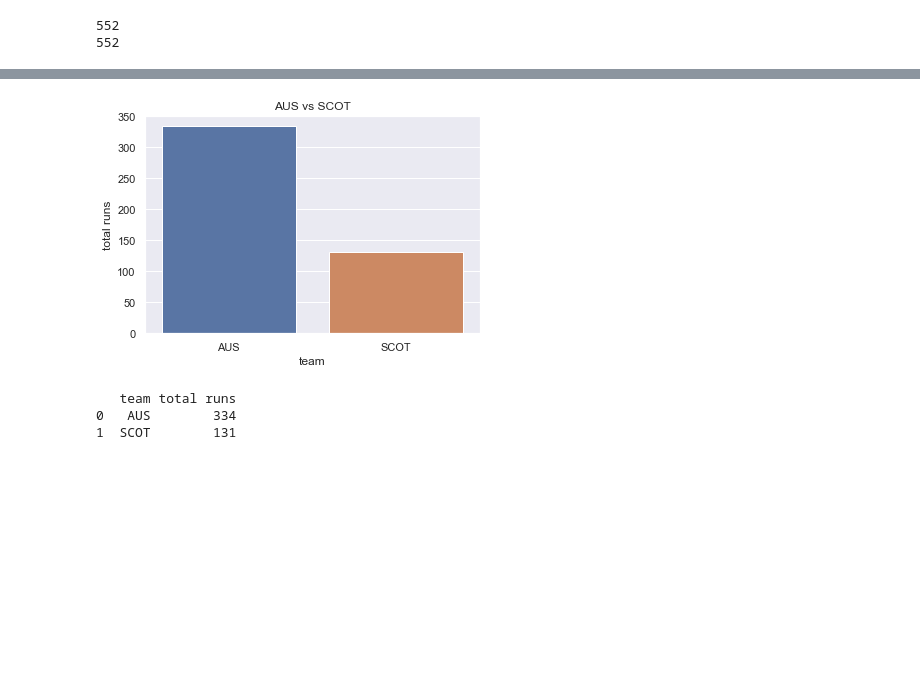
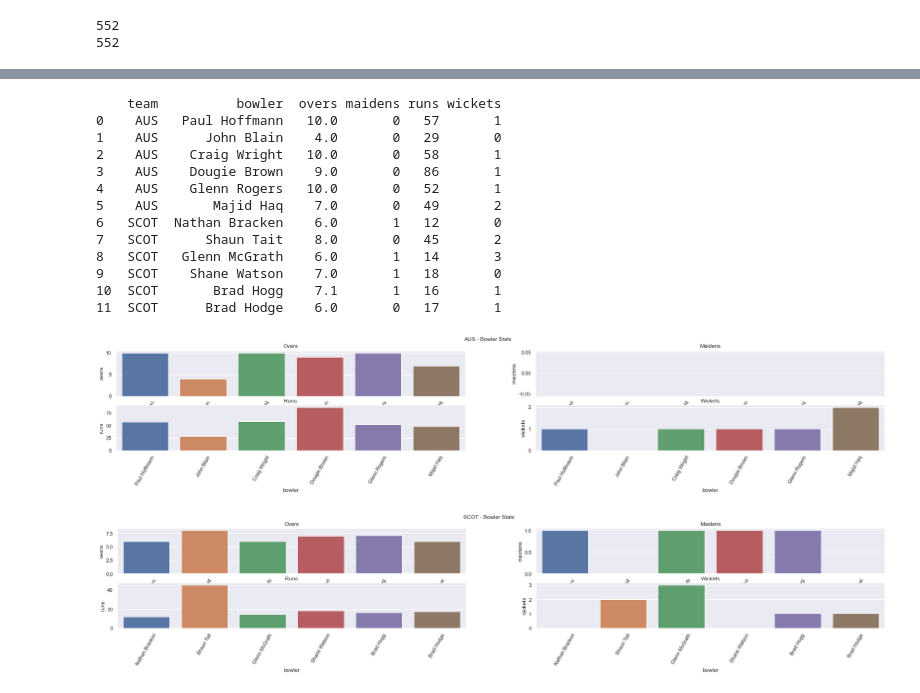
Before and after one commit to MaharshSuryawala/Cricket-EDA, a Jupyter notebook: cricket-eda.ipynb, the cells around one changed output, grey strips where cells are left out. Drawn from its saved outputs; the diff is of its cells as text; code cells hidden in the pictures; blank space fills up the shorter version.

Commit message:
feat: added get_bowler_stats

```diff
--- a/cricket-eda.ipynb
+++ b/cricket-eda.ipynb
@@ -98,8 +176,19 @@ print(player_runs)
-# %%
-match_team_scores = get_inning_runs(cricket_data)
-print(match_team_scores)
-# %% [output]
-[figure, removed]
-   team total runs
-0   AUS        334
-1  SCOT        131
+# %%
+bowling_stats = get_bowler_stats(cricket_data)
+print(bowling_stats)
+# %% [output]
+    team          bowler  overs maidens runs wickets
+0    AUS   Paul Hoffmann   10.0       0   57       1
+1    AUS      John Blain    4.0       0   29       0
+2    AUS    Craig Wright   10.0       0   58       1
+3    AUS    Dougie Brown    9.0       0   86       1
+4    AUS    Glenn Rogers   10.0       0   52       1
+5    AUS       Majid Haq    7.0       0   49       2
+6   SCOT  Nathan Bracken    6.0       1   12       0
+7   SCOT      Shaun Tait    8.0       0   45       2
+8   SCOT   Glenn McGrath    6.0       1   14       3
+9   SCOT    Shane Watson    7.0       1   18       0
+10  SCOT       Brad Hogg    7.1       1   16       1
+11  SCOT      Brad Hodge    6.0       0   17       1
+[figure, added]
+[figure, added]
```
Also changed, not shown: parts of 2 cells of this notebook, 1 other file.
